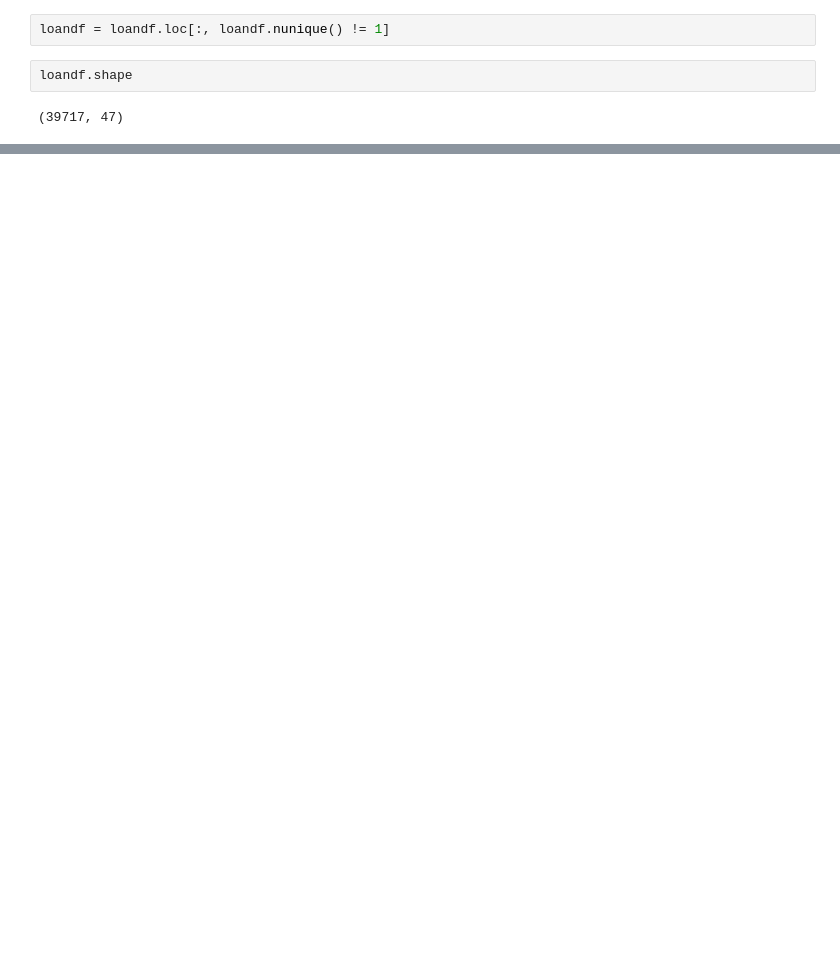
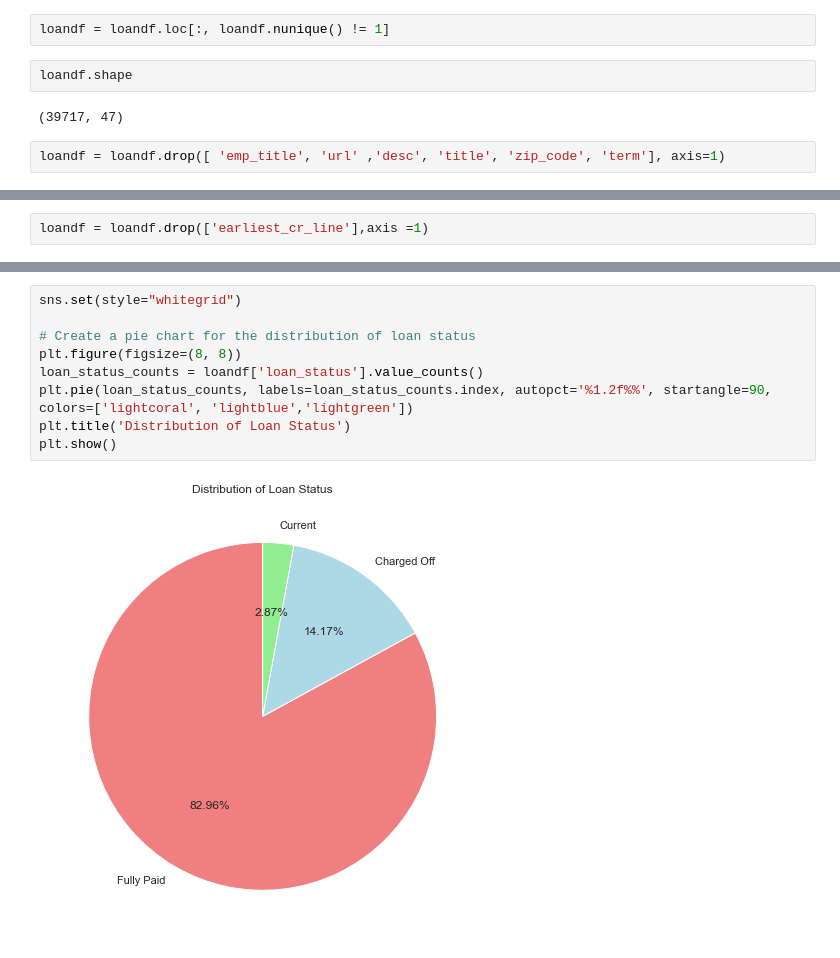
Before and after one commit to likith2201/BankLoanCaseStudy_Project, a Jupyter notebook: BankingLoanCaseStudy.ipynb, the cells around one changed output, grey strips where cells are left out. Cells and saved outputs as stored; diff of their text form; blank space fills up the shorter version.

Commit message:
Added plots and charts
Updated with visualizations

```diff
--- a/BankingLoanCaseStudy.ipynb
+++ b/BankingLoanCaseStudy.ipynb
@@ -189,3 +189,5 @@ loandf = loandf.loc[:, loandf.nunique() != 1]
 loandf.shape
 # %% [output]
 (39717, 47)
+# %%
+loandf = loandf.drop([ 'emp_title', 'url' ,'desc', 'title', 'zip_code', 'term'], axis=1)
@@ -191,0 +229,2 @@ loandf.shape
+# %%
+loandf = loandf.drop(['earliest_cr_line'],axis =1)
@@ -191,0 +258,11 @@ loandf.shape
+# %%
+sns.set(style="whitegrid")
+
+# Create a pie chart for the distribution of loan status
+plt.figure(figsize=(8, 8))
+loan_status_counts = loandf['loan_status'].value_counts()
+plt.pie(loan_status_counts, labels=loan_status_counts.index, autopct='%1.2f%%', startangle=90, colors=['lightcoral', 'lightblue','lightgreen'])
+plt.title('Distribution of Loan Status')
+plt.show()
+# %% [output]
+[figure, added]
```
Also changed, not shown: parts of 33 cells of this notebook.
